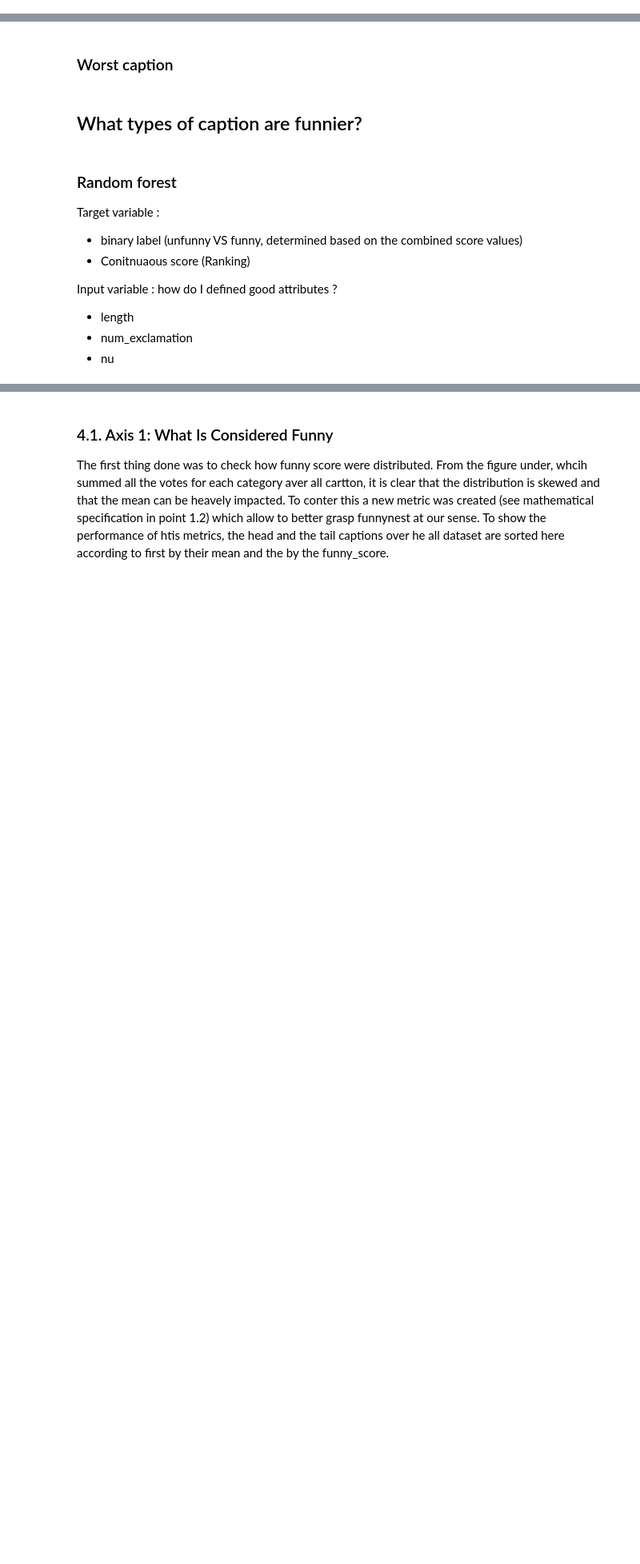
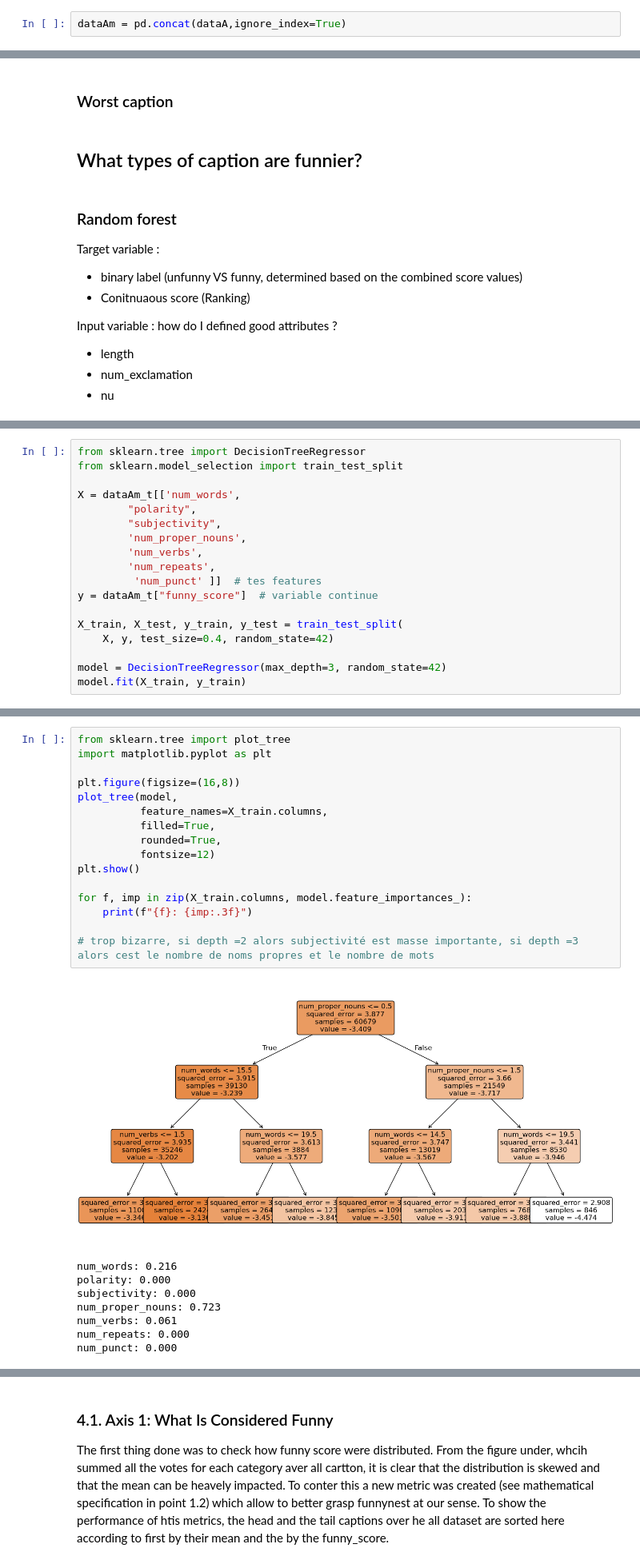
Before and after one commit to epfl-ada/ada-2025-project-adacore42, a Jupyter notebook: _Other/katia_analysis/what_is_funny.ipynb, the cells around one changed output, grey strips where cells are left out. Shown at 80% size. Cells and saved outputs as stored; diff of their text form; blank space fills up the shorter version.

```diff
--- a/_Other/katia_analysis/what_is_funny.ipynb
+++ b/_Other/katia_analysis/what_is_funny.ipynb
@@ -99,3 +99,5 @@ dataC = data['dataC']
 dataA_startID = data['dataA_startID']
 dataA_endID = data['dataA_endID']
 dataC_lastGoodID = data['dataC_lastGoodID']
+# %%
+dataAm = pd.concat(dataA,ignore_index=True)
@@ -301,0 +408,18 @@ Input variable : how do I defined good attributes ?
+# %%
+from sklearn.tree import DecisionTreeRegressor
+from sklearn.model_selection import train_test_split
+
+X = dataAm_t[['num_words',
+        "polarity",
+        "subjectivity",
+        'num_proper_nouns',
+        'num_verbs',
+        'num_repeats',
+         'num_punct' ]]  # tes features
+y = dataAm_t["funny_score"]  # variable continue
+
+X_train, X_test, y_train, y_test = train_test_split(
+    X, y, test_size=0.4, random_state=42)
+
+model = DecisionTreeRegressor(max_depth=3, random_state=42)
+model.fit(X_train, y_train)
@@ -301,0 +452,25 @@ Input variable : how do I defined good attributes ?
+# %%
+from sklearn.tree import plot_tree
+import matplotlib.pyplot as plt
+
+plt.figure(figsize=(16,8))
+plot_tree(model,
+          feature_names=X_train.columns,
+          filled=True,
+          rounded=True,
+          fontsize=12)
+plt.show()
+
+for f, imp in zip(X_train.columns, model.feature_importances_):
+    print(f"{f}: {imp:.3f}")
+
+# trop bizarre, si depth =2 alors subjectivité est masse importante, si depth =3 alors cest le nombre de noms propres et le nombre de mots
+# %% [output]
+[figure, added]
+num_words: 0.216
+polarity: 0.000
+subjectivity: 0.000
+num_proper_nouns: 0.723
+num_verbs: 0.061
+num_repeats: 0.000
+num_punct: 0.000
```
Also changed, not shown: parts of 8 cells of this notebook, 1 other file.
